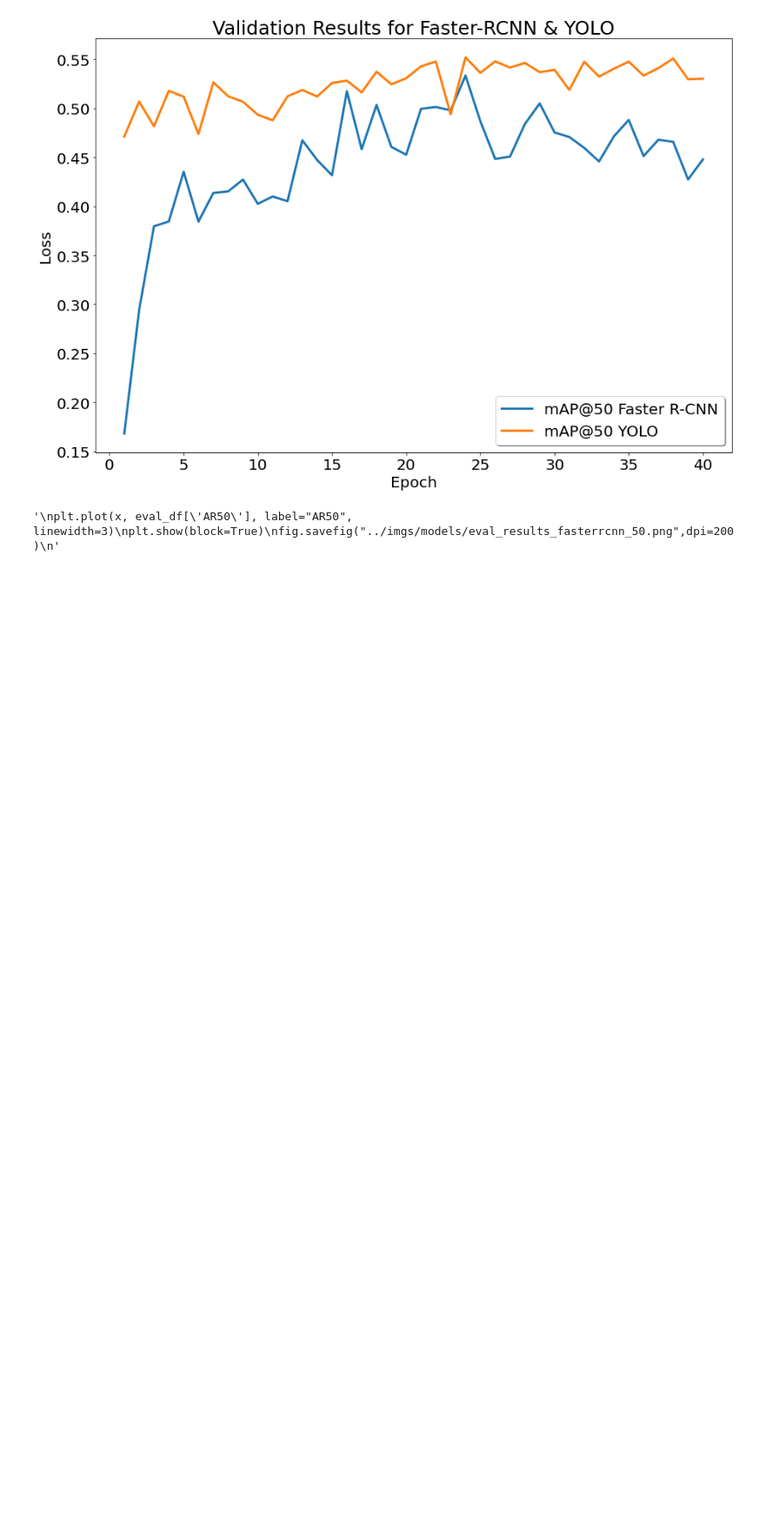
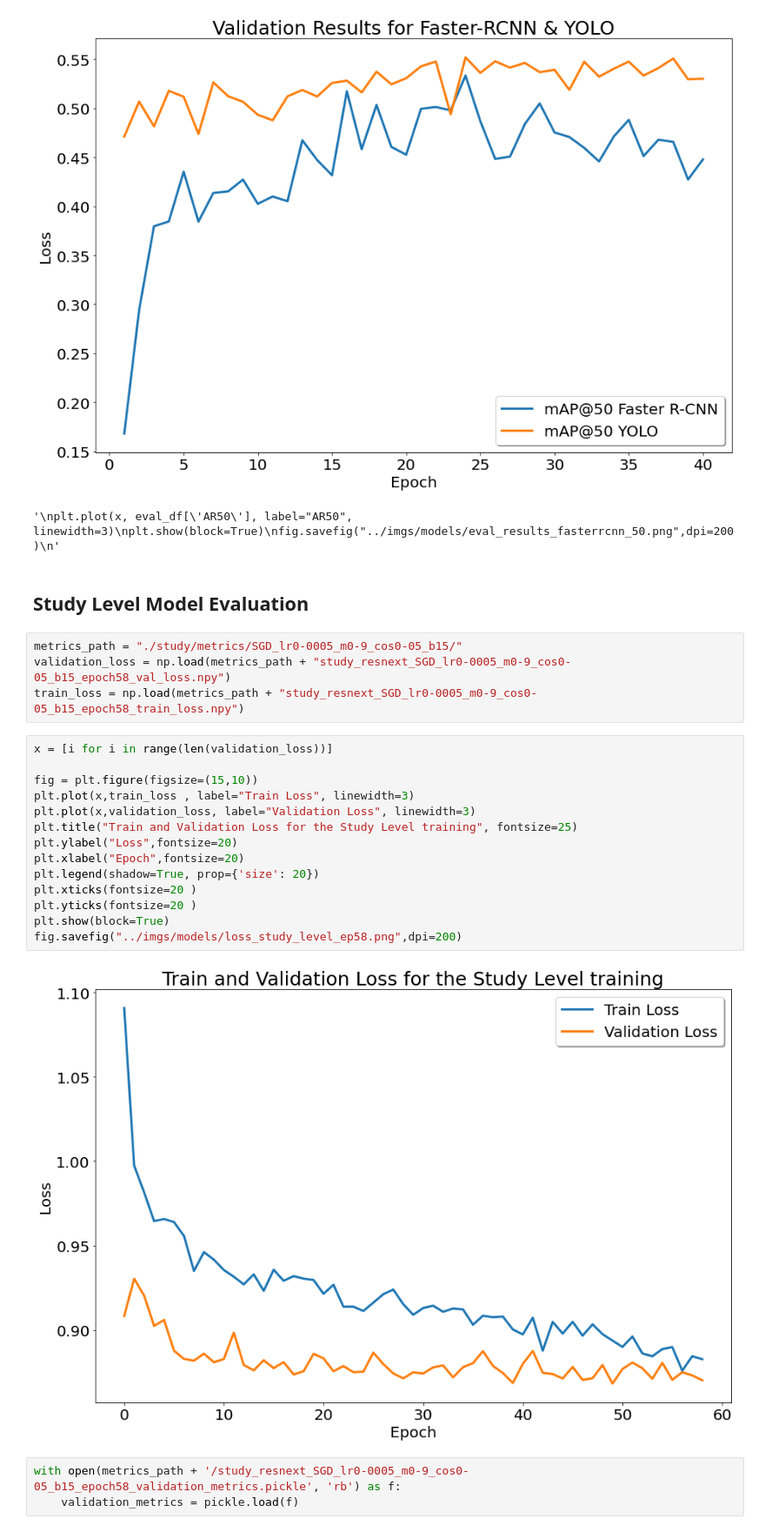
Before and after one commit to JulianSe26/aml-project, a Jupyter notebook: src/model-evaluations.ipynb, the cells around one changed output. Shown at 87% size. Drawn from its saved outputs; the diff is of its cells as text; blank space fills up the shorter version.

Commit message:
Added sectiuon Evaluation Study Model

```diff
--- a/src/model-evaluations.ipynb
+++ b/src/model-evaluations.ipynb
@@ -120,3 +120,28 @@ fig.savefig("../imgs/models/eval_results_fasterrcnn_50.png",dpi=200)
 # %% [output]
 [figure]
 '\nplt.plot(x, eval_df[\'AR50\'], label="AR50", linewidth=3)\nplt.show(block=True)\nfig.savefig("../imgs/models/eval_results_fasterrcnn_50.png",dpi=200)\n'
+# %% [markdown]
+## Study Level Model Evaluation
+# %%
+metrics_path = "./study/metrics/SGD_lr0-0005_m0-9_cos0-05_b15/"
+validation_loss = np.load(metrics_path + "study_resnext_SGD_lr0-0005_m0-9_cos0-05_b15_epoch58_val_loss.npy")
+train_loss = np.load(metrics_path + "study_resnext_SGD_lr0-0005_m0-9_cos0-05_b15_epoch58_train_loss.npy")
+# %%
+x = [i for i in range(len(validation_loss))]
+
+fig = plt.figure(figsize=(15,10))
+plt.plot(x,train_loss , label="Train Loss", linewidth=3)
+plt.plot(x,validation_loss, label="Validation Loss", linewidth=3)
+plt.title("Train and Validation Loss for the Study Level training", fontsize=25)
+plt.ylabel("Loss",fontsize=20)
+plt.xlabel("Epoch",fontsize=20)
+plt.legend(shadow=True, prop={'size': 20})
+plt.xticks(fontsize=20 )
+plt.yticks(fontsize=20 )
+plt.show(block=True)
+fig.savefig("../imgs/models/loss_study_level_ep58.png",dpi=200)
+# %% [output]
+[figure, added]
+# %%
+with open(metrics_path + '/study_resnext_SGD_lr0-0005_m0-9_cos0-05_b15_epoch58_validation_metrics.pickle', 'rb') as f:
+    validation_metrics = pickle.load(f)
```
Also changed, not shown: parts of 6 cells of this notebook, 15 other files.
